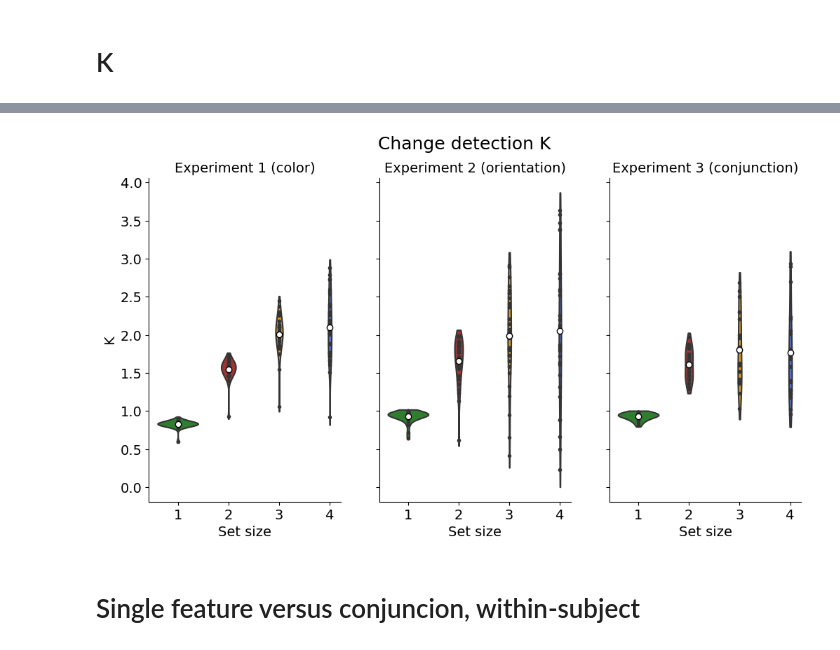
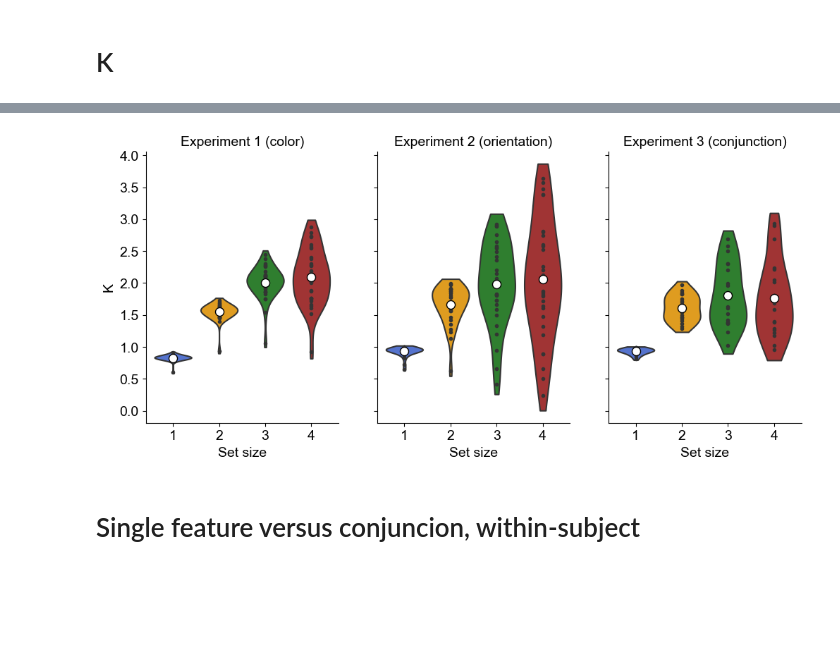
Before and after one commit to WilliamThyer/Thyer-et-al-2021, a Jupyter notebook: behavior_analysis.ipynb, the cells around one changed output, grey strips where cells are left out. Drawn from its saved outputs; the diff is of its cells as text; code cells hidden in the pictures; blank space fills up the shorter version.

Commit message:
small updates for final figures

```diff
--- a/behavior_analysis.ipynb
+++ b/behavior_analysis.ipynb
@@ -10,6 +10,10 @@ import statsmodels.api as sm
 from statsmodels.formula.api import ols
 import pingouin
 
+import matplotlib
+matplotlib.rcParams['font.sans-serif'] = "Arial"
+matplotlib.rcParams['font.family'] = "sans-serif"
+
 np.random.seed(42)
 %load_ext autoreload
 %autoreload 2
@@ -74,7 +78,7 @@ sns.violinplot(
     ax = axes[0],
     x='SetSize',y='ACC',
     data=subject_means[subject_means['Experiment']==0],
-    dodge=True,inner='points',cut=.5,palette = my_pal)
+    dodge=True,inner='points',cut=.5,palette = my_pal,scale='width')
 
 axes[0].set_title('Experiment 1 (color)',fontsize=14)
 
@@ -83,7 +87,7 @@ sns.violinplot(
     ax = axes[1],
     x='SetSize',y='ACC',
     data=subject_means[subject_means['Experiment']==1],
-    dodge=True,inner='points',cut=.5,palette = my_pal)
+    dodge=True,inner='points',cut=.5,palette = my_pal,scale='width')
 
 axes[1].set_title('Experiment 2 (orientation)',fontsize=14)
 
@@ -92,7 +96,7 @@ sns.violinplot(
     ax = axes[2],
     x='SetSize',y='ACC',
     data=subject_means[subject_means['Experiment']==2],
-    dodge=True,inner='points',cut=.5,palette = my_pal)
+    dodge=True,inner='points',cut=.5,palette = my_pal,scale='width')
 
 axes[2].set_title('Experiment 3 (conjunction)',fontsize=14)
 
@@ -102,7 +106,7 @@ for iax,ax in enumerate(axes):
     ax.scatter(
         x = [0,1,2,3],
         y = [total_means[iax][1],total_means[iax][2],total_means[iax][3],total_means[iax][4]],
-        c = 'white', edgecolors='k')
+        c = 'white', edgecolors='k',s=75)
 
     # asethetics
     ax.spines['right'].set_visible(False)
@@ -114,8 +118,10 @@ for iax,ax in enumerate(axes):
         ax.set_ylabel('Accuracy',fontsize=14)
     else:
         ax.set_ylabel('')
+
 plt.ylim([.46,1.04])
 plt.savefig('output/figures/cd_accuracy.png',dpi=500,bbox_inches='tight')
 plt.savefig('output/figures/cd_accuracy.pdf',dpi=500,bbox_inches='tight')
+
 plt.show()
 # %% [output]
@@ -316,6 +337,6 @@ sing
 # %%
-fig, axes = plt.subplots(1, 3, sharey=True, figsize=(12,6))
-fig.suptitle('Change detection K',fontsize=18)
+fig, axes = plt.subplots(1, 3, sharey=True, figsize=(12,5))
+# fig.suptitle('Change detection K',fontsize=18)
 my_pal = {"royalblue", "firebrick", "forestgreen", "orange"}
 
 # experiment 1
@@ -323,7 +344,7 @@ sns.violinplot(
     ax = axes[0],
     x='Set size',y='K',
     data=df[df['Experiment']==0],
-    dodge=True,inner='points',cut=.5,palette = my_pal)
+    dodge=True,inner='points',cut=.5,palette = my_pal,scale='width')
 
 axes[0].set_title('Experiment 1 (color)',fontsize=14)
 
@@ -332,43 +353,42 @@ sns.violinplot(
     ax = axes[1],
     x='Set size',y='K',
     data=df[df['Experiment']==1],
-    dodge=True,inner='points',cut=.5,palette = my_pal)
+    dodge=True,inner='points',cut=.5,palette = my_pal,scale='width')
 
 axes[1].set_title('Experiment 2 (orientation)',fontsize=14)
 
 # experiment 3
 sns.violinplot(
     ax = axes[2],
     x='Set size',y='K',
     data=df[df['Experiment']==2],
-    dodge=True,inner='points',cut=.5,palette = my_pal)
+    dodge=True,inner='points',cut=.5,palette = my_pal,scale='width')
 
 axes[2].set_title('Experiment 3 (conjunction)',fontsize=14)
 
 for iax,ax in enumerate(axes):
 
     # plot means
     ax.scatter(
         x = [0,1,2,3],
         y = [total_means[iax][1],total_means[iax][2],total_means[iax][3],total_means[iax][4]],
-        c = 'white', edgecolors='k')
+        c = 'white', edgecolors='k',s=75)
 
     # asethetics
     ax.spines['right'].set_visible(False)
     ax.spines['top'].set_visible(False)
     plt.setp(ax.get_xticklabels(), fontsize=14)
     plt.setp(ax.get_yticklabels(), fontsize=14)
     ax.set_xlabel('Set size',fontsize=14)
     if iax == 0:
         ax.set_ylabel('K',fontsize=14)
     else:
         ax.set_ylabel('')
-# plt.ylim([.46,1.04])
-# plt.savefig('output/figures/cd_accuracy.png',dpi=500)
-# plt.savefig('output/figures/cd_accuracy.pdf',dpi=500)
+plt.savefig('output/figures/cd_k.png',dpi=500,bbox_inches='tight')
+plt.savefig('output/figures/cd_k.pdf',dpi=500,bbox_inches='tight')
 plt.show()
 # %% [output]
-[figure, old version]
+[figure, new version]
 # %% [markdown]
 # Single feature versus conjuncion, within-subject
 # %%
```
Also changed, not shown: parts of 5 cells of this notebook, 5 other files.
